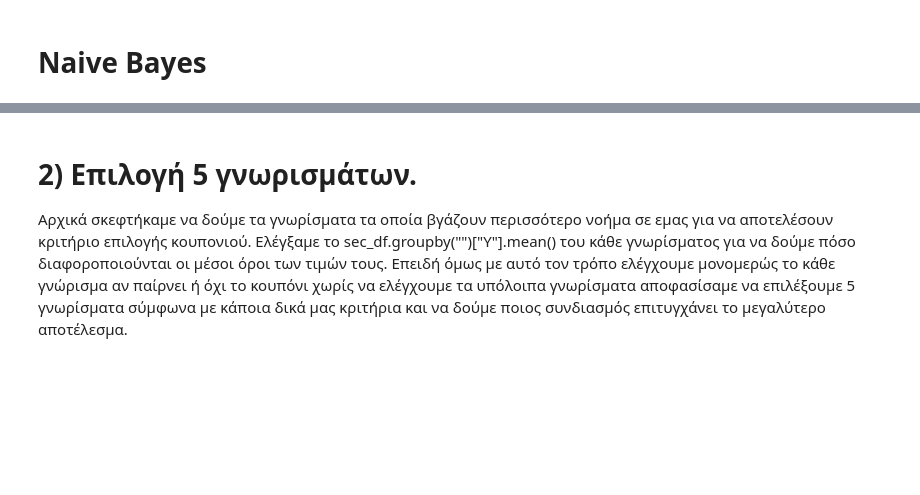
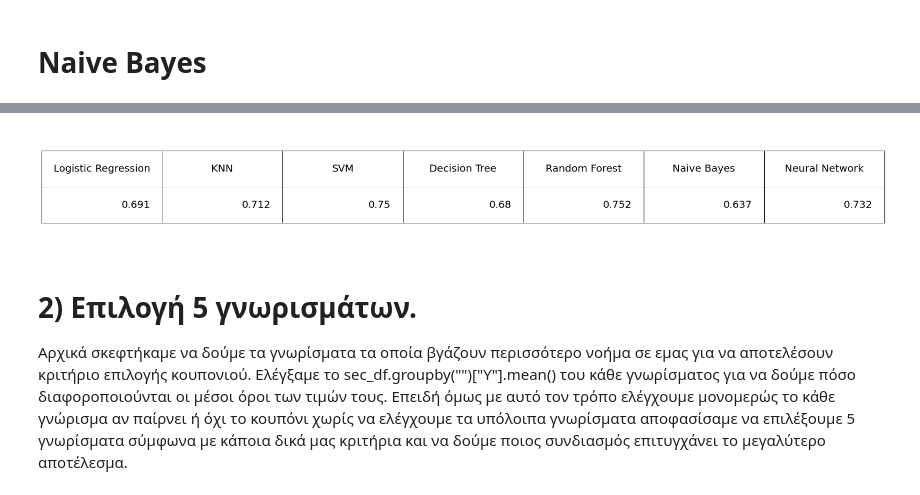
Before and after one commit to Maagnitude/coupon-recommend-models, a Jupyter notebook: coupon_recommend_models.ipynb, the cells around one changed output, grey strips where cells are left out. Drawn from its saved outputs; the diff is of its cells as text; code cells hidden in the pictures; blank space fills up the shorter version.

Commit message:
feature selection and revaluate classification scores

```diff
--- a/coupon_recommend_models.ipynb
+++ b/coupon_recommend_models.ipynb
@@ -578,7 +422,7 @@ SVM.fit(X_train, y_train)
 SVC(gamma=0.1, probability=True)
 # %%
 y_pred_SVM = SVM.predict(X_test)
-accuracy2 = SVM.score(X_test, y_test)
+SVM_accuracy = accuracy_score(y_test, y_pred_SVM)
 
-print(f'Accuracy: {accuracy2:.2f}')
+print(f'Accuracy: {SVM_accuracy:.3f}')
 # %% [output]
@@ -586,12 +430,13 @@ Accuracy: 0.75
 # %% [markdown]
 # **Decision Tree**
 # %%
-DTC = DecisionTreeClassifier().fit(X_train, y_train)
+DTC = DecisionTreeClassifier()
+DTC.fit(X_train, y_train)
 
 #Predict the response for test dataset
 y_pred_DTC = DTC.predict(X_test)
 
-accuracy3 = DTC.score(X_test, y_test)
+DTC_accuracy = accuracy_score(y_test, y_pred_DTC)
 
-print(f'Accuracy: {accuracy3:.2f}')
+print(f'Accuracy: {DTC_accuracy:.3f}')
 # %% [output]
@@ -614,14 +508,13 @@ Accuracy: 0.74
 # %% [markdown]
 # **Naive Bayes**
 # %%
-from sklearn.naive_bayes import GaussianNB
-
-nayes =  GaussianNB().fit(X_train, y_train)
+bayes =  GaussianNB()
+bayes.fit(X_train, y_train)
 
 #Predict the response for test dataset
-y_pred_nayes = nayes.predict(X_test)
+y_pred_bayes = bayes.predict(X_test)
 
-accuracy5 = nayes.score(X_test, y_test)
+bayes_accuracy = accuracy_score(y_test, y_pred_bayes)
 
-print(f'Accuracy: {accuracy5:.2f}')
+print(f'Accuracy: {bayes_accuracy:.3f}')
 # %% [output]
@@ -660,5 +549,5 @@ def NeuralN(X_train, X_test, y_train, y_test):
 
   return accuracy, tf_confmatrix
 # %%
-accuracy, tf_confmatrix = NeuralN(X_train, X_test, y_train, y_test)
+nn_accuracy, tf_confmatrix = NeuralN(X_train, X_test, y_train, y_test)
 # %% [output]
@@ -705,3 +598,21 @@ array([[1198,  456],
+# %%
+labels = ['Logistic Regression', 'KNN', 'SVM', 'Decision Tree',
+          'Random Forest', 'Naive Bayes', 'Neural Network']
+
+data = [[log_accuracy, knn_accuracy, SVM_accuracy, DTC_accuracy, rnf_accuracy, bayes_accuracy, nn_accuracy[1]]]
+
+data = np.array(data)
+data = np.round(data, 3)
+fig, ax = plt.subplots()
+table = ax.table(cellText=data, colLabels=labels, loc='center')
+table.set_fontsize(60)
+table.scale(5,6)
+ax.axis('off')
+ax.grid(False)
+
+plt.show()
+# %% [output]
+[figure, added]
 # %% [markdown]
 # 2) Επιλογή 5 γνωρισμάτων.
 Αρχικά σκεφτήκαμε να δούμε τα γνωρίσματα τα οποία βγάζουν περισσότερο νοήμα σε εμας για να αποτελέσουν κριτήριο επιλογής κουπονιού. Ελέγξαμε το sec_df.groupby("")["Y"].mean() του κάθε γνωρίσματος για να δούμε πόσο διαφοροποιούνται οι μέσοι όροι των τιμών τους. Επειδή όμως με αυτό τον τρόπο ελέγχουμε μονομερώς το κάθε γνώρισμα αν παίρνει ή όχι το κουπόνι χωρίς να ελέγχουμε τα υπόλοιπα γνωρίσματα αποφασίσαμε να επιλέξουμε 5 γνωρίσματα σύμφωνα με κάποια δικά μας κριτήρια και να δούμε ποιος συνδιασμός επιτυγχάνει το μεγαλύτερο αποτέλεσμα.
```
Also changed, not shown: parts of 48 cells of this notebook.
